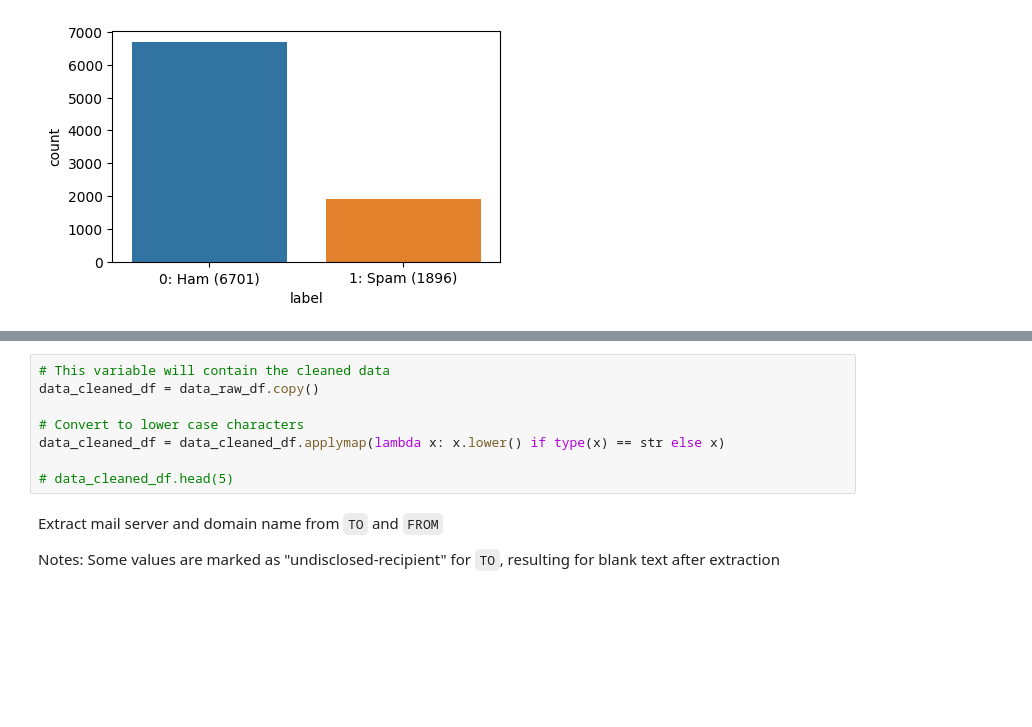
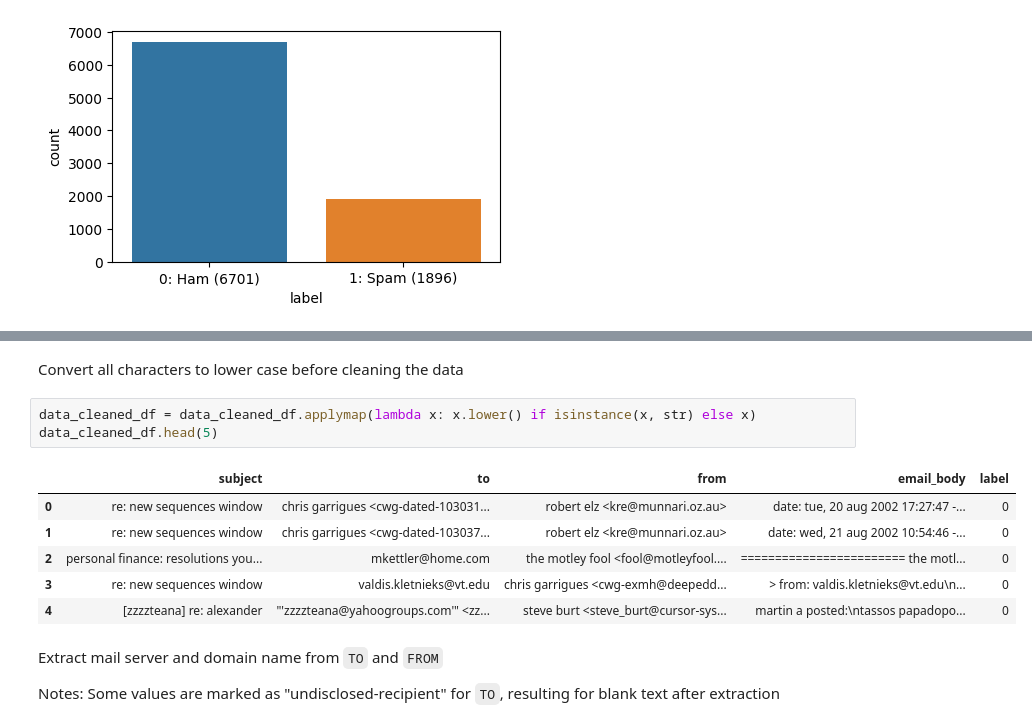
Before and after one commit to abccastro/Email-Spam-or-Ham-Detector-using-Naive-Bayes, a Jupyter notebook: Email Spam or Ham Detector using Naive Bayes.ipynb, the cells around one changed output, grey strips where cells are left out. Cells and saved outputs as stored; diff of their text form; blank space fills up the shorter version.

```diff
--- a/Email Spam or Ham Detector using Naive Bayes.ipynb
+++ b/Email Spam or Ham Detector using Naive Bayes.ipynb
@@ -112,11 +119,15 @@ countplt.set_xticklabels(['0: Ham (' + str(data_raw_df['label'].value_counts()[0
+# %% [markdown]
+Convert all characters to lower case before cleaning the data
 # %%
-# This variable will contain the cleaned data
-data_cleaned_df = data_raw_df.copy()
-
-# Convert to lower case characters
-data_cleaned_df = data_cleaned_df.applymap(lambda x: x.lower() if type(x) == str else x)
-
-# data_cleaned_df.head(5)
+data_cleaned_df = data_cleaned_df.applymap(lambda x: x.lower() if isinstance(x, str) else x)
+data_cleaned_df.head(5)
+# %% [output]
+|  | subject | to | from | email_body | label |
+| 0 | re: new sequences window | chris garrigues <cwg-dated-103031... | robert elz <kre@munnari.oz.au> | date: tue, 20 aug 2002 17:27:47 -... | 0 |
+| 1 | re: new sequences window | chris garrigues <cwg-dated-103037... | robert elz <kre@munnari.oz.au> | date: wed, 21 aug 2002 10:54:46 -... | 0 |
+| 2 | personal finance: resolutions you... | mkettler@home.com | the motley fool <fool@motleyfool.... | ======================== the motl... | 0 |
+| 3 | re: new sequences window | valdis.kletnieks@vt.edu | chris garrigues <cwg-exmh@deepedd... | > from: valdis.kletnieks@vt.edu\n... | 0 |
+| 4 | [zzzzteana] re: alexander | "'zzzzteana@yahoogroups.com'" <zz... | steve burt <steve_burt@cursor-sys... | martin a posted:\ntassos papadopo... | 0 |
 # %% [markdown]
 Extract mail server and domain name from `TO` and `FROM`
 
```
Also changed, not shown: parts of 8 cells of this notebook.
